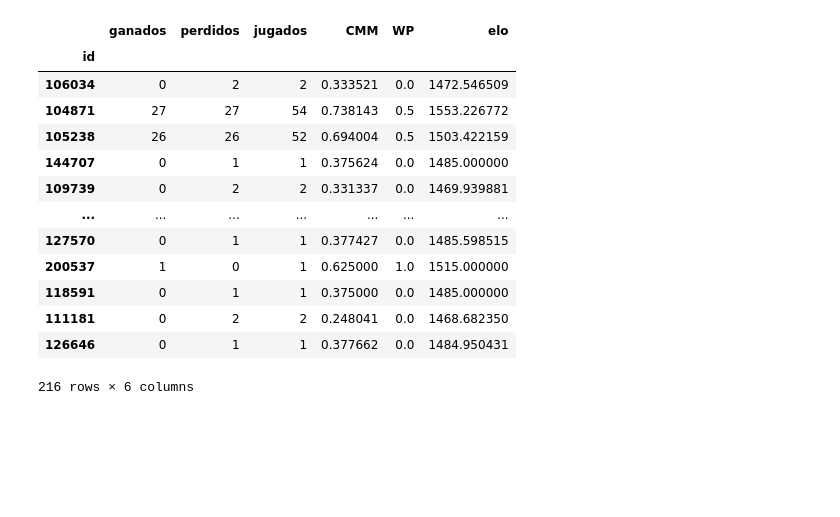
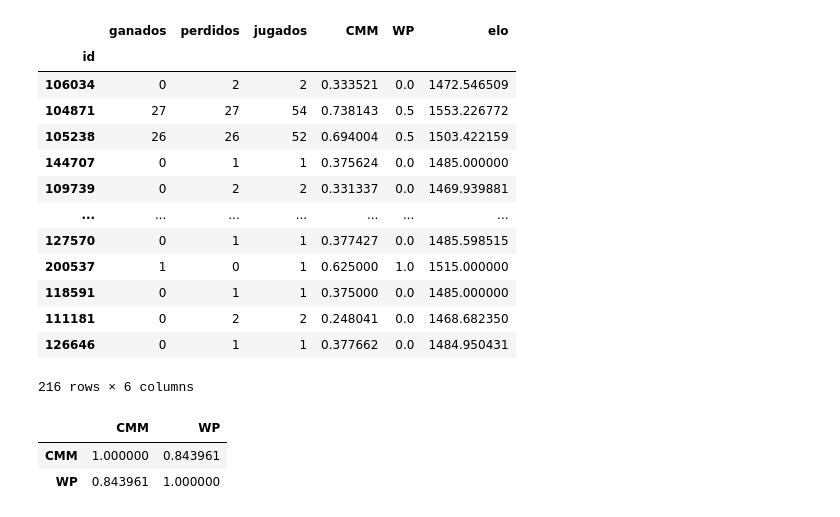
Before and after one commit to fzanollo/metodos-num, a Jupyter notebook: tp1/src/expAtp.ipynb, the cells around one changed output. Drawn from its saved outputs; the diff is of its cells as text; code cells hidden in the pictures; blank space fills up the shorter version.

```diff
--- a/tp1/src/expAtp.ipynb
+++ b/tp1/src/expAtp.ipynb
@@ -73,7 +73,7 @@ resultados = pd.DataFrame()
 
 cmm_df = pd.read_csv("../data/atp_matches_2015_CMM.csv").rename({'rating': 'CMM'}, axis=1)
 resultados = cmm_df[['id', 'ganados', 'perdidos', 'jugados', 'CMM']].set_index("id")
-wp_df = pd.read_csv("./prueba-wp.csv")[['id', 'rating']].rename({'rating': 'WP'}, axis=1)
+wp_df = pd.read_csv("../data/atp_matches_2015_WP.csv")[['id', 'rating']].rename({'rating': 'WP'}, axis=1)
 
 resultados = resultados.join(wp_df.set_index("id"), on="id").join(elo_df.set_index("id"), on="id")
 
@@ -241,3 +241,9 @@ resultados[resultados.WP.isin([0,0.5,1])] #Los outliers en wp son 0, 0.5 y 1
 | 111181 | 0 | 2 | 2 | 0.248041 | 0.0 | 1468.682350 |
 | 126646 | 0 | 1 | 1 | 0.377662 | 0.0 | 1484.950431 |
 216 rows × 6 columns
+# %%
+resultados[resultados.WP.isin([0,0.5,1]) == False][['CMM', 'WP']].corr()
+# %% [output]
+|  | CMM | WP |
+| CMM | 1.000000 | 0.843961 |
+| WP | 0.843961 | 1.000000 |
```
Also changed, not shown: 6 other files.
